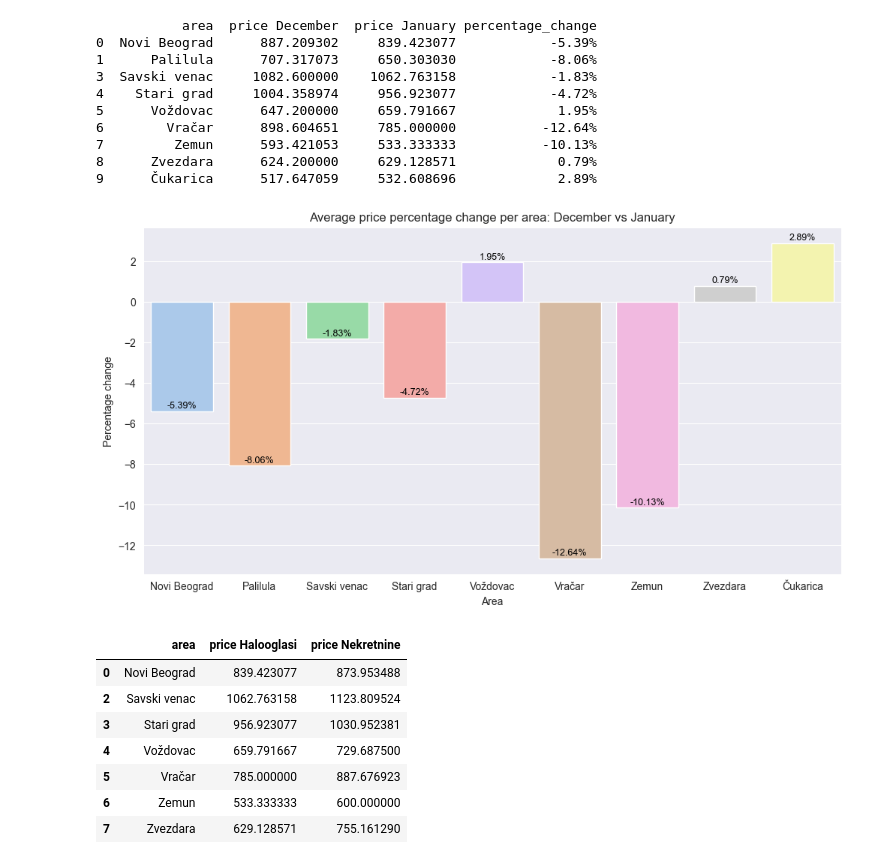
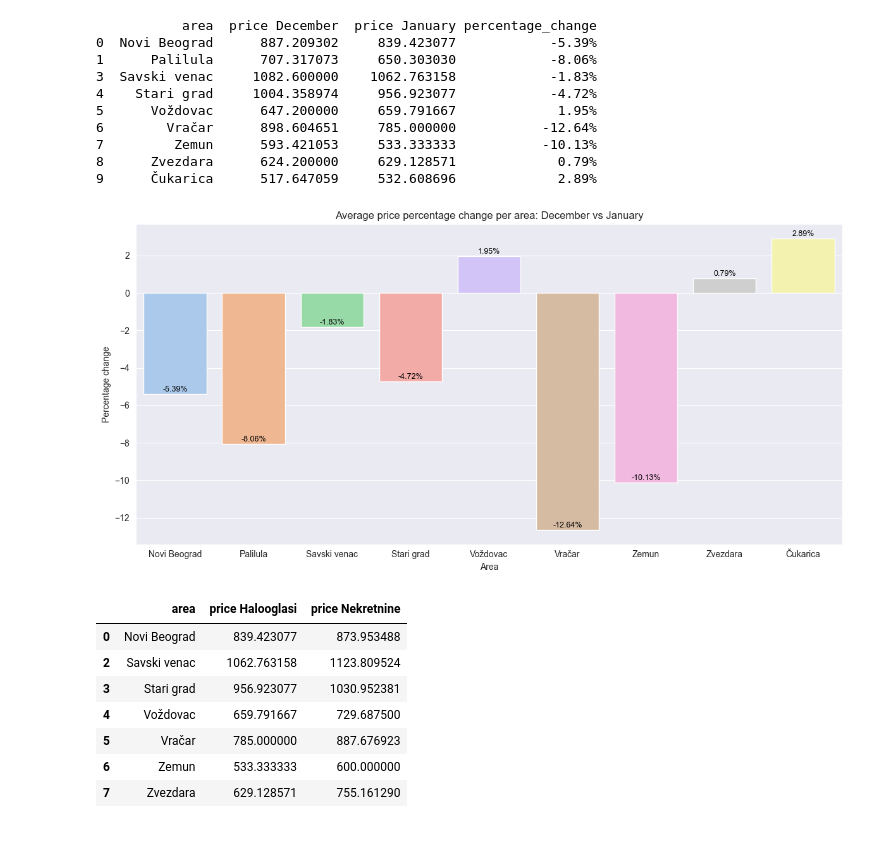
Before and after one commit to dvd998/apartment-data-analysis, a Jupyter notebook: visualization.ipynb, the cells around one changed output. Cells and saved outputs as stored; diff of their text form; code cells hidden in the pictures.

Commit message:
19.03. visualization combined

```diff
--- a/visualization.ipynb
+++ b/visualization.ipynb
@@ -146,25 +146,26 @@ print(mean_prices_comp)
 9      Čukarica      517.647059     532.608696             2.89%
 # %%
 # Visualization of price comparison between December and January per area
-mean_prices_comp['percentage_change'] = mean_prices_comp['percentage_change'].str.replace("%", "")
-mean_prices_comp['percentage_change'] = mean_prices_comp['percentage_change'].astype(float)
+mean_prices_comp['percentage_change'] = mean_prices_comp['percentage_change'].str.replace("%", "").astype(float)
+mean_prices_comp['percentage_change'] = mean_prices_comp['percentage_change']
 plt.figure(figsize=(12, 6))
-ax = sns.barplot(x='area', y="percentage_change", data=mean_prices_comp, errorbar=None, palette="pastel", hue='area', legend=False)
+ax = sns.barplot(x='area', y="percentage_change", data=mean_prices_comp, palette="pastel", hue= 'area', legend=False)
 
 plt.title("Average price percentage change per area: December vs January")
 plt.xlabel("Area")
 plt.ylabel("Percentage change")
 
 # Add annotations with differences above the bars
 for p in ax.patches:
     height = p.get_height()
     ax.annotate(f'{height:.2f}%', (p.get_x() + p.get_width() / 2., height),
                 ha='center', va='center', fontsize=9, color='black', xytext=(0, 5),
                 textcoords='offset points')
 
+plt.tight_layout()
 plt.show()
 # %% [output]
-[figure, old version]
+[figure, new version]
 # %%
 ### Cleaning of data from Nekretnine.rs
 data_jan_nekretnine = pd.read_excel("Excel_files\\Data nekretnine.xlsx")
```
Also changed, not shown: 1 other file.
